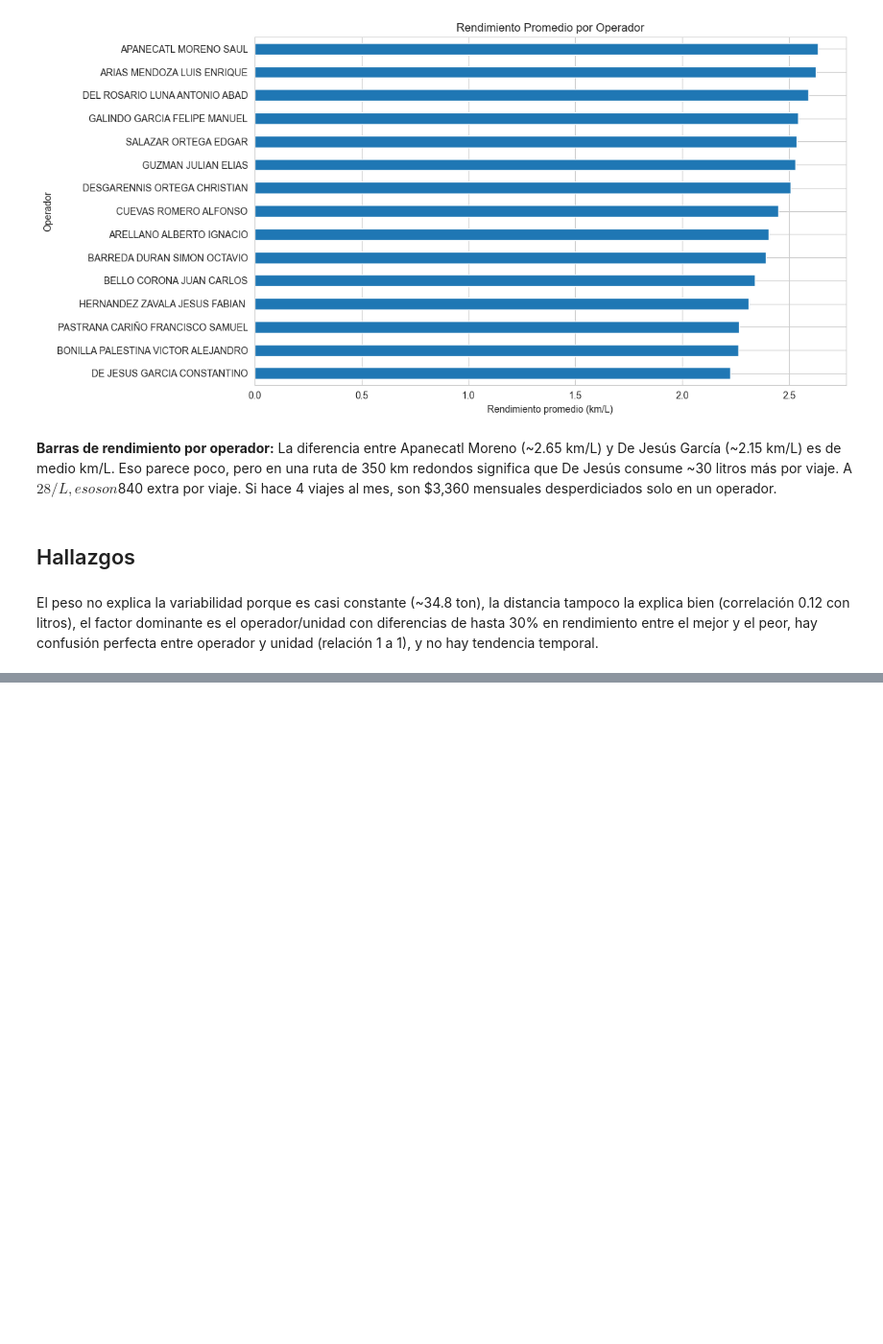
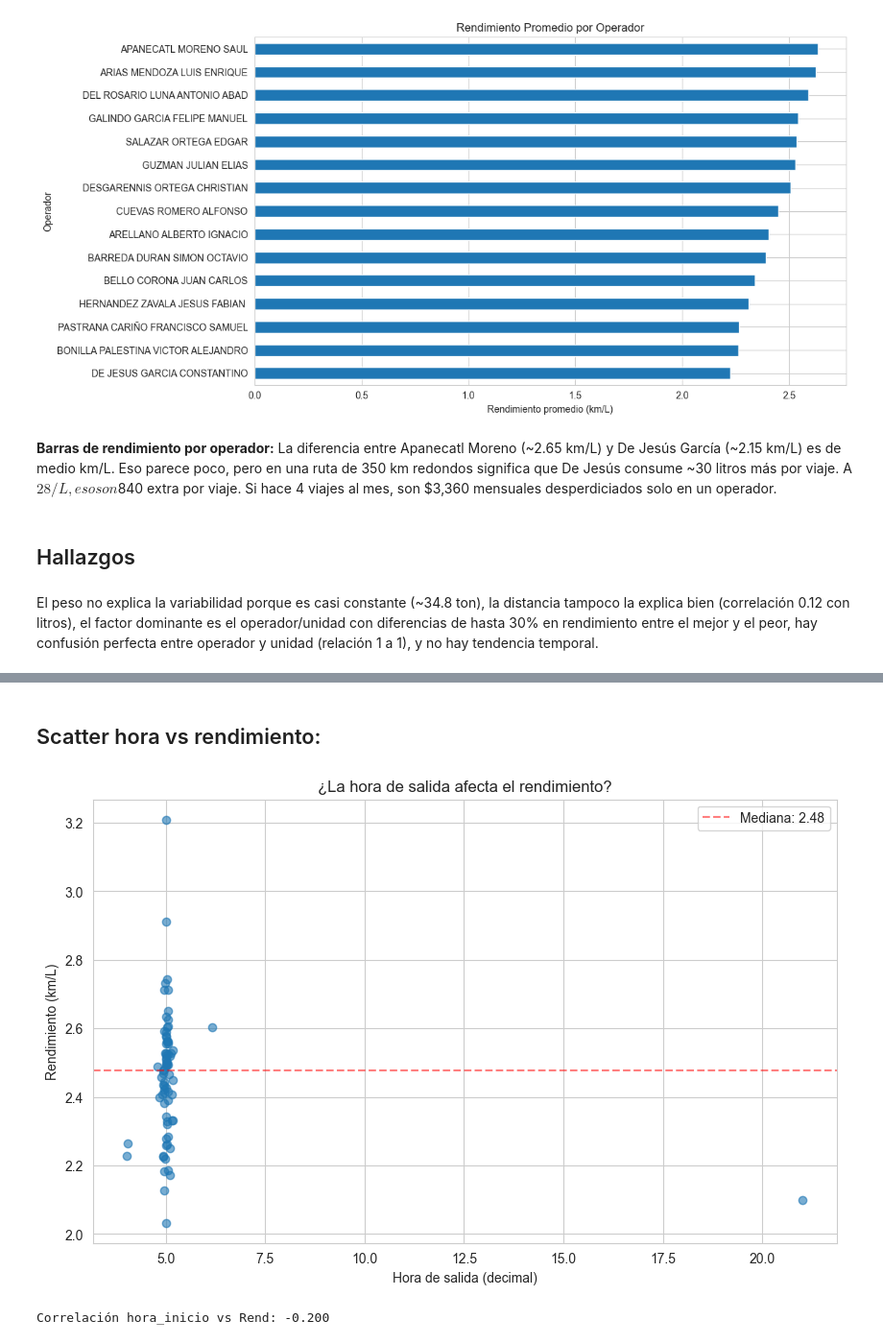
Before and after one commit to mvillafuerte-mav/IIS-Challenge, a Jupyter notebook: notebooks/01_data_understanding.ipynb, the cells around one changed output, grey strips where cells are left out. Shown at 96% size. Drawn from its saved outputs; the diff is of its cells as text; code cells hidden in the pictures; blank space fills up the shorter version.

Commit message:
feat: extended EDA with hour analysis, operator consistency quadrant and derived variables

```diff
--- a/notebooks/01_data_understanding.ipynb
+++ b/notebooks/01_data_understanding.ipynb
@@ -206,0 +213,20 @@ El peso no explica la variabilidad porque es casi constante (~34.8 ton), la dist
+# %%
+from datetime import time
+
+def to_decimal_hour(t):
+    if isinstance(t, time):
+        return t.hour + t.minute / 60 + t.second / 3600
+    # String tipo '05:02:00 a. m.' o '04:01:00 p. m.'
+    t = t.strip()
+    es_pm = 'p. m.' in t.lower() or 'p.m.' in t.lower()
+    hora_str = t.split('a. m.')[0].split('p. m.')[0].split('a.m.')[0].split('p.m.')[0].strip()
+    parts = hora_str.split(':')
+    h, m, s = int(parts[0]), int(parts[1]), int(parts[2])
+    if es_pm and h != 12:
+        h += 12
+    elif not es_pm and h == 12:
+        h = 0
+    return h + m / 60 + s / 3600
+
+df['hora_inicio_decimal'] = df['Inicio (Hora)'].apply(to_decimal_hour)
+df[['Operador', 'Inicio (Hora)', 'hora_inicio_decimal']].head(10)
@@ -206,0 +245,16 @@ El peso no explica la variabilidad porque es casi constante (~34.8 ton), la dist
+# %% [markdown]
+## Scatter hora vs rendimiento:
+# %%
+plt.figure(figsize=(10, 6))
+plt.scatter(df['hora_inicio_decimal'], df['Rend'], alpha=0.6)
+plt.xlabel('Hora de salida (decimal)')
+plt.ylabel('Rendimiento (km/L)')
+plt.title('¿La hora de salida afecta el rendimiento?')
+plt.axhline(y=df['Rend'].median(), color='red', linestyle='--', alpha=0.5, label=f'Mediana: {df["Rend"].median():.2f}')
+plt.legend()
+plt.show()
+
+print(f"Correlación hora_inicio vs Rend: {df['hora_inicio_decimal'].corr(df['Rend']):.3f}")
+# %% [output]
+[figure, added]
+Correlación hora_inicio vs Rend: -0.200
```
Also changed, not shown: parts of 18 cells of this notebook.
